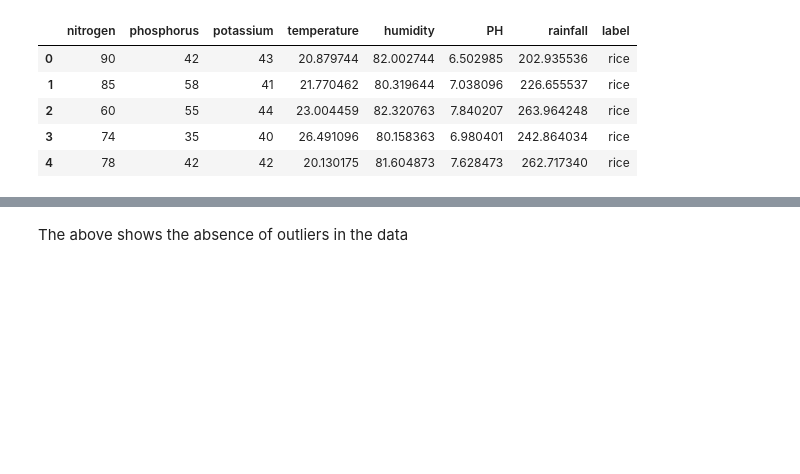
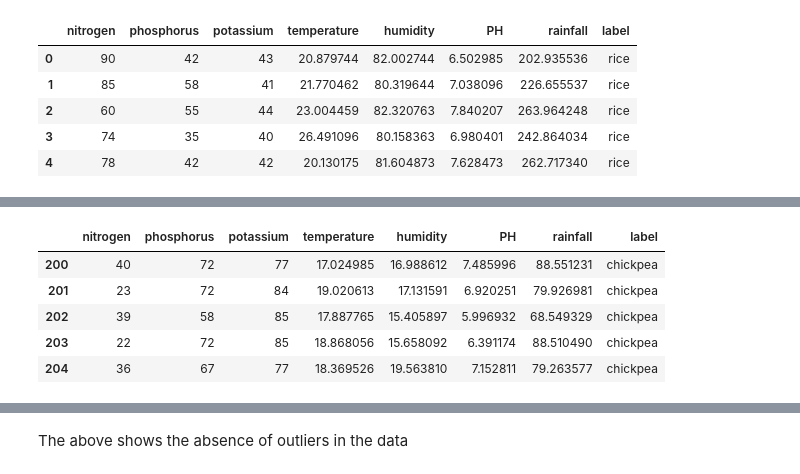
Before and after one commit to Kamuthuj/crop-soil-prediction, a Jupyter notebook: analysis.ipynb, the cells around one changed output, grey strips where cells are left out. Saved outputs shown, nothing was run; the diff lists cells and outputs as text; code cells hidden in the pictures; blank space fills up the shorter version.

```diff
--- a/analysis.ipynb
+++ b/analysis.ipynb
@@ -202 +177,10 @@ df2[0].head()
+# %%
+df2[2].head()
+# %% [output]
+|  | nitrogen | phosphorus | potassium | temperature | humidity | PH | rainfall | label |
+| 200 | 40 | 72 | 77 | 17.024985 | 16.988612 | 7.485996 | 88.551231 | chickpea |
+| 201 | 23 | 72 | 84 | 19.020613 | 17.131591 | 6.920251 | 79.926981 | chickpea |
+| 202 | 39 | 58 | 85 | 17.887765 | 15.405897 | 5.996932 | 68.549329 | chickpea |
+| 203 | 22 | 72 | 85 | 18.868056 | 15.658092 | 6.391174 | 88.510490 | chickpea |
+| 204 | 36 | 67 | 77 | 18.369526 | 19.563810 | 7.152811 | 79.263577 | chickpea |
 # %%
```
Also changed, not shown: parts of 29 cells of this notebook.
